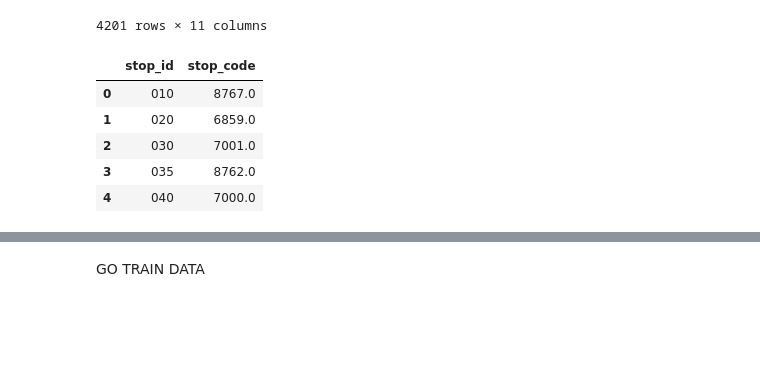
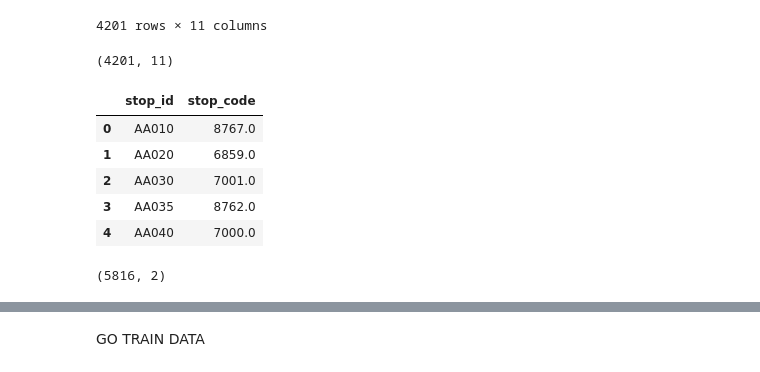
Before and after one commit to katherinewest/CME538_2023, a Jupyter notebook: Delay_DataFrames_Updated_HELP.ipynb, the cells around one changed output, grey strips where cells are left out. Cells and saved outputs as stored; diff of their text form; code cells hidden in the pictures; blank space fills up the shorter version.

Commit message:
Fixed major problems with bus_info, stop_times, and stops. Do not use previous versions (they will crash your computer). Also exported final result to csv (OC_Transpo_Bus_With_Times.csv).

```diff
--- a/Delay_DataFrames_Updated_HELP.ipynb
+++ b/Delay_DataFrames_Updated_HELP.ipynb
@@ -227,20 +206,28 @@ bus_info
 | 4199 | 4921 | 4149 | FIELDING / RANKIN | 290 |  |  |  | 16:06:00 | ... |
 | 4200 | 4921 | 4149 | FIELDING / RANKIN | 290 |  |  |  | 16:35:00 | ... |
 4201 rows × 11 columns
+# %%
+bus_info.shape
+# %% [output]
+(4201, 11)
 # %%
 #Create stops dataframe
 stops = pd.read_csv('google_transit/stops.txt', delimiter=',')
 #Only want last three number in stop_id
-stops['stop_id'] = stops['stop_id'].apply(lambda x: x[-3:])
+# stops['stop_id'] = stops['stop_id'].apply(lambda x: x[-3:])
 stops_reduced= stops[['stop_id', 'stop_code']]
 stops_reduced.head()
 # %% [output]
 |  | stop_id | stop_code |
-| 0 | 010 | 8767.0 |
-| 1 | 020 | 6859.0 |
-| 2 | 030 | 7001.0 |
-| 3 | 035 | 8762.0 |
-| 4 | 040 | 7000.0 |
+| 0 | AA010 | 8767.0 |
+| 1 | AA020 | 6859.0 |
+| 2 | AA030 | 7001.0 |
+| 3 | AA035 | 8762.0 |
+| 4 | AA040 | 7000.0 |
+# %%
+stops_reduced.shape
+# %% [output]
+(5816, 2)
 # %%
 #Create stop times dataframe
 stop_times = pd.read_csv('google_transit\stop_times.txt', delimiter=',')
```
Also changed, not shown: parts of 15 cells of this notebook, 1 other file.
